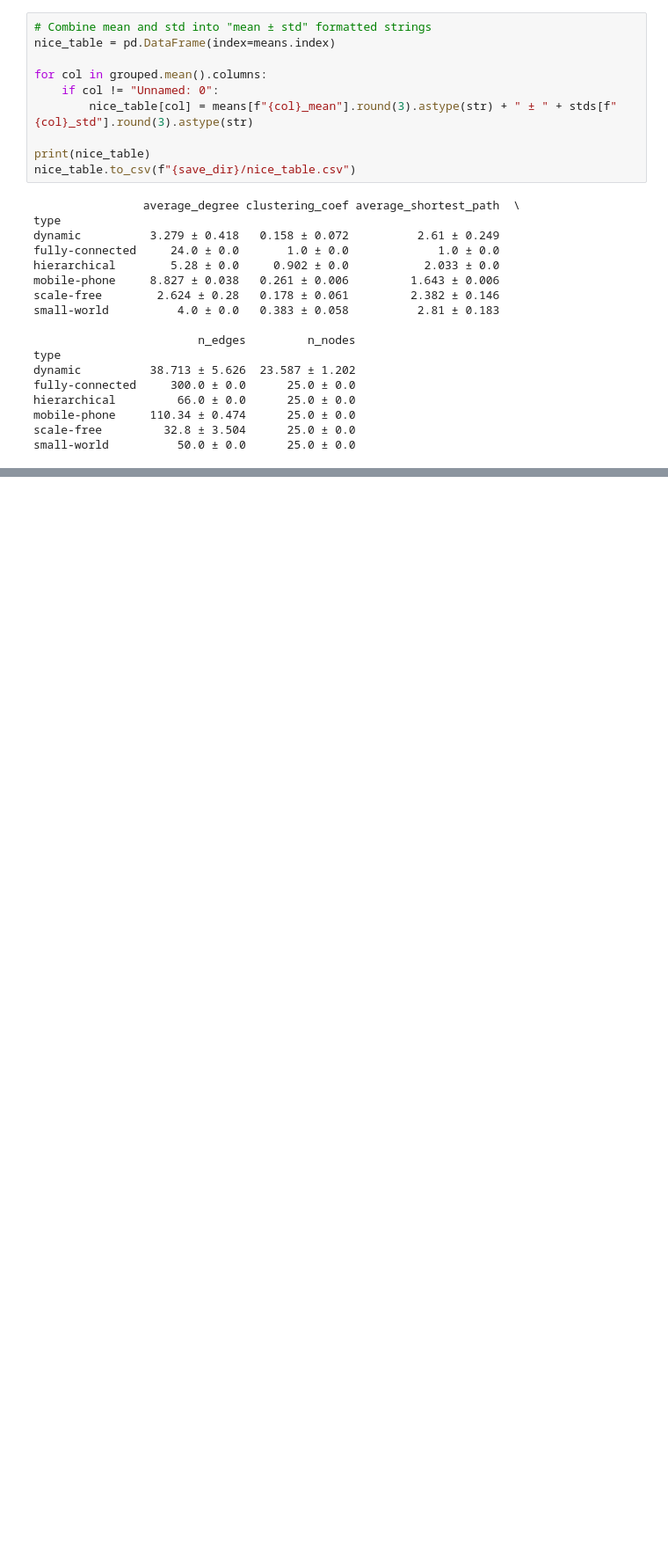
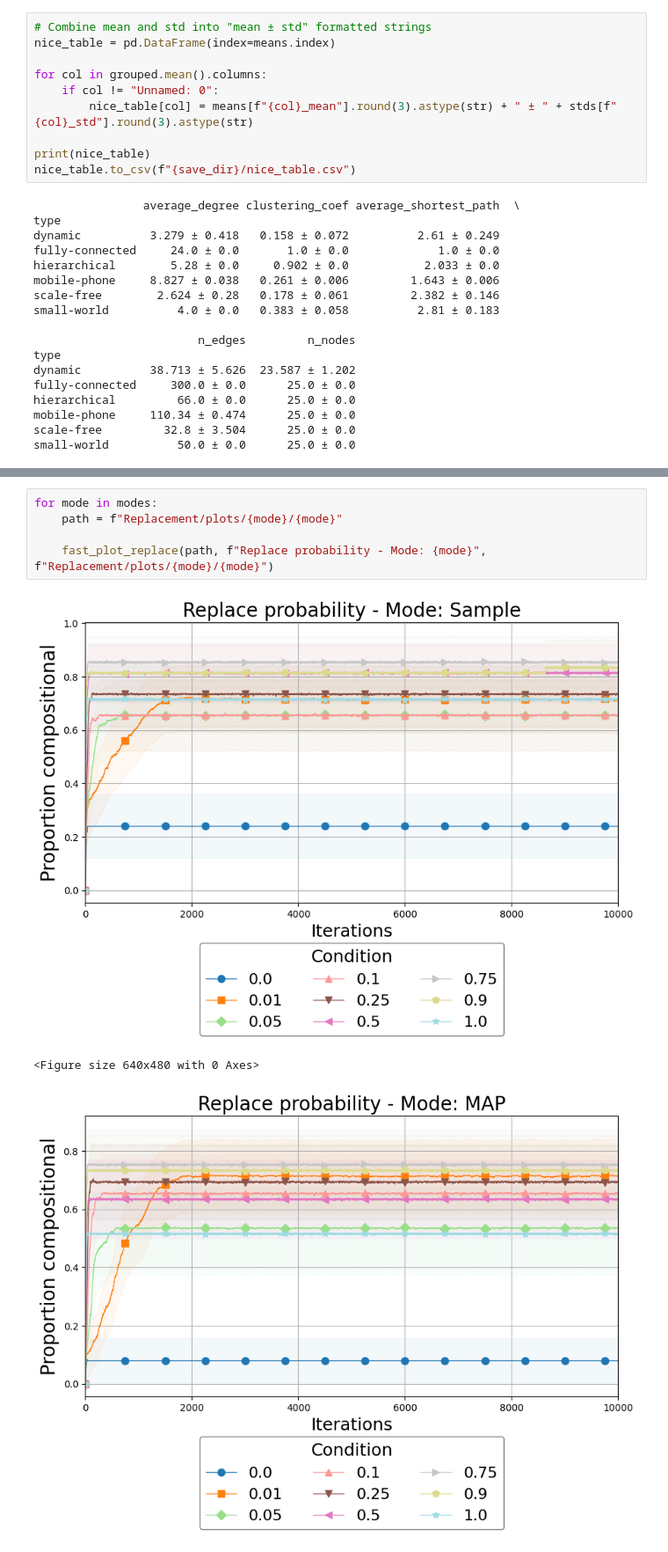
Before and after one commit to FrancijnKeur/compositionality, a Jupyter notebook: plots.ipynb, the cells around one changed output, grey strips where cells are left out. Shown at 88% size. Cells and saved outputs as stored; diff of their text form; blank space fills up the shorter version.

```diff
--- a/plots.ipynb
+++ b/plots.ipynb
@@ -745,0 +868,9 @@ small-world          50.0 ± 0.0      25.0 ± 0.0
+# %%
+for mode in modes:
+    path = f"Replacement/plots/{mode}/{mode}"
+
+    fast_plot_replace(path, f"Replace probability - Mode: {mode}", f"Replacement/plots/{mode}/{mode}")
+# %% [output]
+[figure, added]
+<Figure size 640x480 with 0 Axes>
+[figure, added]
```
Also changed, not shown: parts of 4 cells of this notebook, 2 other files.
